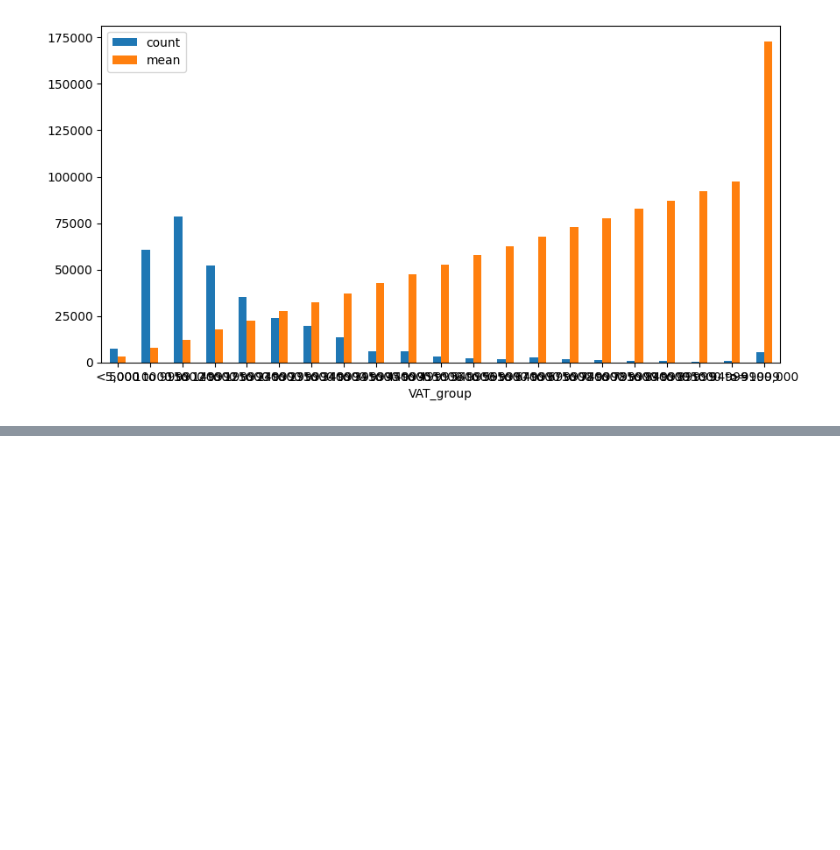
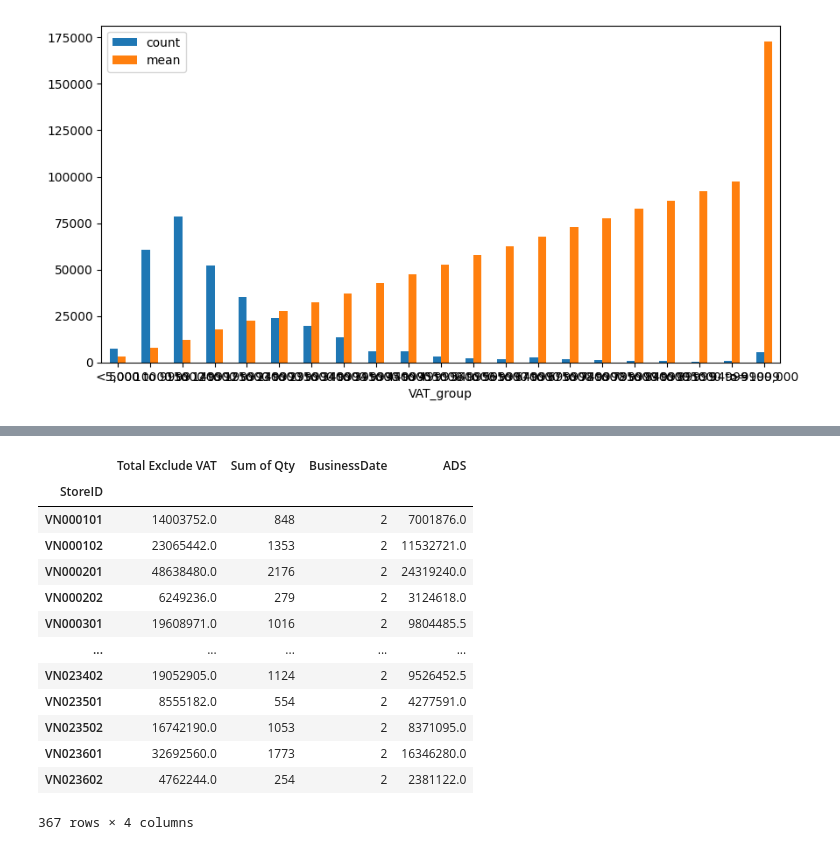
Before and after one commit to TrieuPH/python, a Jupyter notebook: Python/data/Basket-Analysis.ipynb, the cells around one changed output, grey strips where cells are left out. Drawn from its saved outputs; the diff is of its cells as text; code cells hidden in the pictures; blank space fills up the shorter version.

```diff
--- a/Python/data/Basket-Analysis.ipynb
+++ b/Python/data/Basket-Analysis.ipynb
@@ -120,11 +120,16 @@ df_filtered = df[(df['Sum of Qty'] > 0) & (df['Total Exclude VAT'] > 0)]
 # lower_bound = 1000
 # df_filtered = df_filtered[df_filtered['Total Exclude VAT'] <= upper_bound]
 
-new_df = df_filtered.dropna().groupby('InvoiceID').agg({'Barcode': lambda x: ', '.join(x.astype(str)),
+def filter(df_filtered):
+    new_df = df_filtered.dropna().groupby('InvoiceID').agg({'Barcode': lambda x: ', '.join(x.astype(str)),
                                       'Sum of Qty': 'sum',
                                       'Total Exclude VAT': 'sum',
                                       'SubCategory Name': lambda x: ', '.join(x.astype(str))})
 
+    return new_df
+
+new_df = filter(df_filtered)
+
 new_df
 # %% [output]
 |  | Barcode | Sum of Qty | Total Exclude VAT | SubCategory Name |
@@ -211,0 +215,10 @@ grouped_data.mode
+# %%
+# Apply string slicing to create new columns 'StoreID' and 'BusinessDate'
+new_df['StoreID'] = new_df.index.map(lambda x: x[:8])
+new_df['BusinessDate'] = new_df.index.map(lambda x: x[8:14])
+
+# Reorder the columns
+new_df = new_df.reindex(columns=['StoreID', 'BusinessDate', 'Barcode', 'Sum of Qty', 'Total Exclude VAT', 'SubCategory Name'])
+
+# Show the first 5 rows
+new_df.head(5)
@@ -211,0 +233,20 @@ grouped_data.mode
+# %%
+# Calculate the ADS for each store
+grouped_by_store_net = new_df.groupby('StoreID').agg({'Total Exclude VAT': 'sum', 'Sum of Qty': 'sum', 'BusinessDate': 'nunique'})
+grouped_by_store_net['ADS'] = grouped_by_store_net['Total Exclude VAT'] / grouped_by_store_net['BusinessDate']
+grouped_by_store_net
+# %% [output]
+|  | Total Exclude VAT | Sum of Qty | BusinessDate | ADS |
+| StoreID |  |  |  |  |
+| VN000101 | 14003752.0 | 848 | 2 | 7001876.0 |
+| VN000102 | 23065442.0 | 1353 | 2 | 11532721.0 |
+| VN000201 | 48638480.0 | 2176 | 2 | 24319240.0 |
+| VN000202 | 6249236.0 | 279 | 2 | 3124618.0 |
+| VN000301 | 19608971.0 | 1016 | 2 | 9804485.5 |
+| ... | ... | ... | ... | ... |
+| VN023402 | 19052905.0 | 1124 | 2 | 9526452.5 |
+| VN023501 | 8555182.0 | 554 | 2 | 4277591.0 |
+| VN023502 | 16742190.0 | 1053 | 2 | 8371095.0 |
+| VN023601 | 32692560.0 | 1773 | 2 | 16346280.0 |
+| VN023602 | 4762244.0 | 254 | 2 | 2381122.0 |
+367 rows × 4 columns
```
Also changed, not shown: parts of 2 cells of this notebook.
